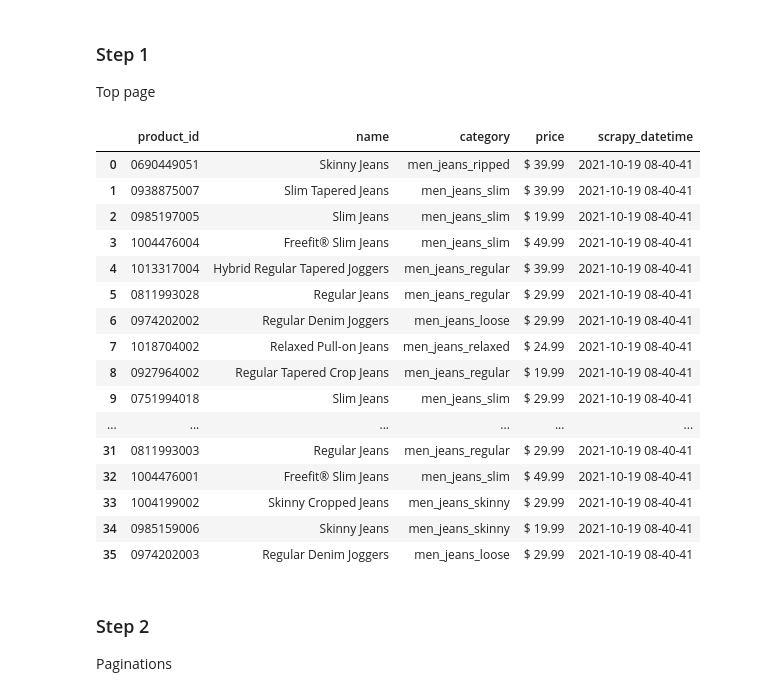
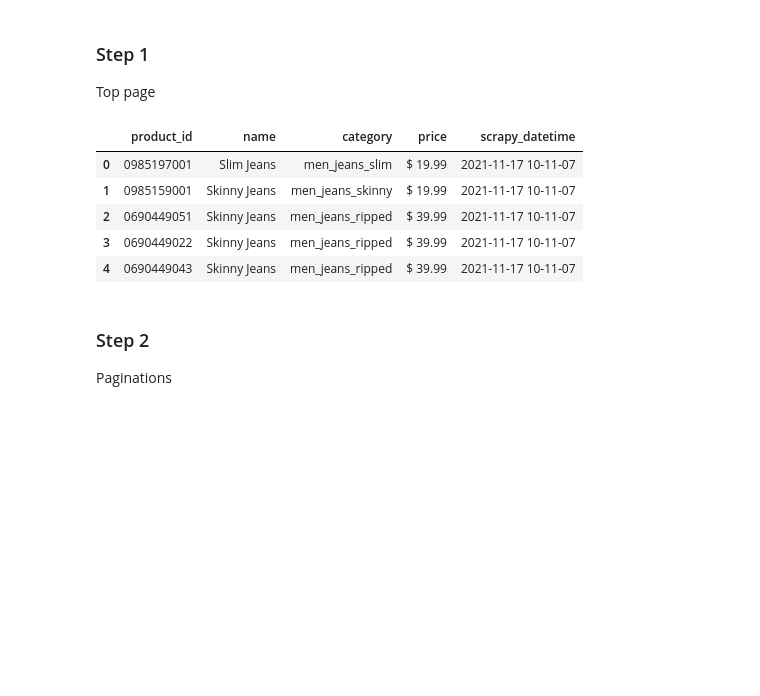
Before and after one commit to MarcosRMG/ds_ao_dev, a Jupyter notebook: notebooks/DS ao DEV.ipynb, the cells around one changed output. Cells and saved outputs as stored; diff of their text form; code cells hidden in the pictures; blank space fills up the shorter version.

```diff
--- a/notebooks/DS ao DEV.ipynb
+++ b/notebooks/DS ao DEV.ipynb
@@ -81,25 +81,14 @@ data = pd.DataFrame([product_id, products_names, product_category, product_price
 data.columns = ['product_id', 'name', 'category', 'price']
 data['scrapy_datetime'] = datetime.now().strftime('%Y-%m-%d %H-%M-%S')
 # %%
-data
+data.head()
 # %% [output]
 |  | product_id | name | category | price | scrapy_datetime |
-| 0 | 0690449051 | Skinny Jeans | men_jeans_ripped | $ 39.99 | 2021-10-19 08-40-41 |
-| 1 | 0938875007 | Slim Tapered Jeans | men_jeans_slim | $ 39.99 | 2021-10-19 08-40-41 |
-| 2 | 0985197005 | Slim Jeans | men_jeans_slim | $ 19.99 | 2021-10-19 08-40-41 |
-| 3 | 1004476004 | Freefit® Slim Jeans | men_jeans_slim | $ 49.99 | 2021-10-19 08-40-41 |
-| 4 | 1013317004 | Hybrid Regular Tapered Joggers | men_jeans_regular | $ 39.99 | 2021-10-19 08-40-41 |
-| 5 | 0811993028 | Regular Jeans | men_jeans_regular | $ 29.99 | 2021-10-19 08-40-41 |
-| 6 | 0974202002 | Regular Denim Joggers | men_jeans_loose | $ 29.99 | 2021-10-19 08-40-41 |
-| 7 | 1018704002 | Relaxed Pull-on Jeans | men_jeans_relaxed | $ 24.99 | 2021-10-19 08-40-41 |
-| 8 | 0927964002 | Regular Tapered Crop Jeans | men_jeans_regular | $ 19.99 | 2021-10-19 08-40-41 |
-| 9 | 0751994018 | Slim Jeans | men_jeans_slim | $ 29.99 | 2021-10-19 08-40-41 |
-| ... | ... | ... | ... | ... | ... |
-| 31 | 0811993003 | Regular Jeans | men_jeans_regular | $ 29.99 | 2021-10-19 08-40-41 |
-| 32 | 1004476001 | Freefit® Slim Jeans | men_jeans_slim | $ 49.99 | 2021-10-19 08-40-41 |
-| 33 | 1004199002 | Skinny Cropped Jeans | men_jeans_skinny | $ 29.99 | 2021-10-19 08-40-41 |
-| 34 | 0985159006 | Skinny Jeans | men_jeans_skinny | $ 19.99 | 2021-10-19 08-40-41 |
-| 35 | 0974202003 | Regular Denim Joggers | men_jeans_loose | $ 29.99 | 2021-10-19 08-40-41 |
+| 0 | 0985197001 | Slim Jeans | men_jeans_slim | $ 19.99 | 2021-11-17 10-11-07 |
+| 1 | 0985159001 | Skinny Jeans | men_jeans_skinny | $ 19.99 | 2021-11-17 10-11-07 |
+| 2 | 0690449051 | Skinny Jeans | men_jeans_ripped | $ 39.99 | 2021-11-17 10-11-07 |
+| 3 | 0690449022 | Skinny Jeans | men_jeans_ripped | $ 39.99 | 2021-11-17 10-11-07 |
+| 4 | 0690449043 | Skinny Jeans | men_jeans_ripped | $ 39.99 | 2021-11-17 10-11-07 |
 # %%
 # product color
 # %%
```
Also changed, not shown: parts of 13 cells of this notebook, 2 other files.
